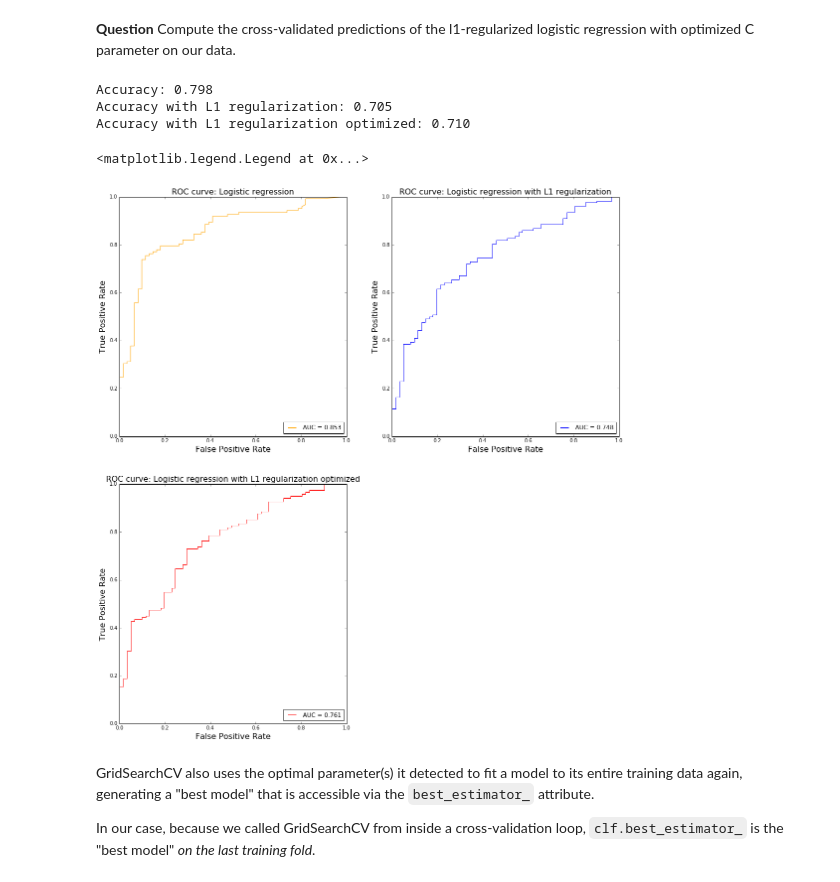
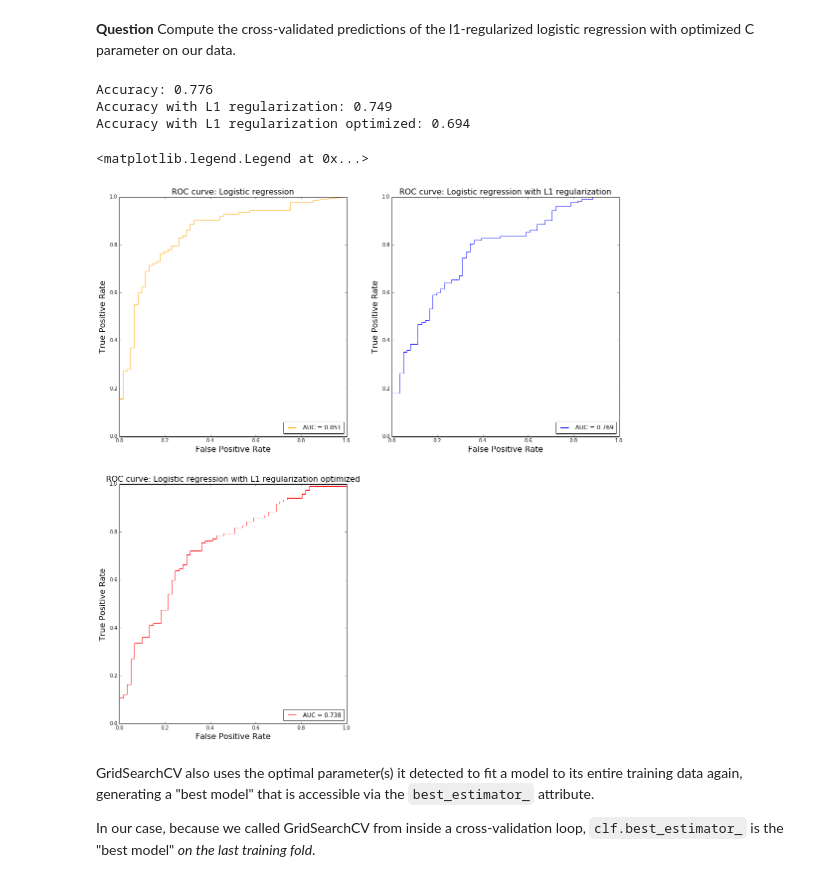
Before and after one commit to AdrienGlmz/ma2823_2016, a Jupyter notebook: lab_notebooks/Lab 4 2016-10-07 Regularized logistic regression.ipynb, the cells around one changed output. Drawn from its saved outputs; the diff is of its cells as text; code cells hidden in the pictures.

Commit message:
Completing Lab 4 : First part

```diff
--- a/lab_notebooks/Lab 4 2016-10-07 Regularized logistic regression.ipynb
+++ b/lab_notebooks/Lab 4 2016-10-07 Regularized logistic regression.ipynb
@@ -73,10 +74,8 @@ def cross_validate_with_scaling(design_matrix, labels, classifier, cv_folds):
         # Predict probabilities (of belonging to +1 class) on test data
         yte_pred = classifier.predict_proba(Xte) # two-dimensional array
         # Identify the index, in yte_pred, of the positive class (y=1)
-        # using classifier.classes_
         # index_of_class_1 = np.nonzero(classifier.classes_ == 1)[0][0]
-        # or alternatively:
-        index_of_class_1 = (1-classifier.classes_[0])/2  # 0 if the first sample is positive, 1 otherwise
+        index_of_class_1 = 1 - ytr[0] # 0 if the first sample is positive, 1 otherwise
         pred[te] = yte_pred[:, index_of_class_1]
     return pred
 # %% [markdown]
@@ -156,12 +154,12 @@ param_grid = {'C':[1e-3, 1e-2, 1e-1, 1., 1e2, 1e3]}
 # %% [markdown]
 **Question** What criterion is used to chose the optimal C? See the documentation at http://scikit-learn.org/0.17/modules/generated/sklearn.grid_search.GridSearchCV.html#sklearn.grid_search.GridSearchCV.  Try changing this criterion http://scikit-learn.org/stable/modules/model_evaluation.html#scoring-parameter
 # %%
-param_grid = {'C': np.power(10.0, np.arange(-10, 10))}
-clf_L1_optimized = grid_search.GridSearchCV(linear_model.LogisticRegression(penalty='l1'), param_grid)
+param_grid = {'C': np.power(10.0, np.arange(-15, 15))}
+clf_optimized = grid_search.GridSearchCV(linear_model.LogisticRegression(penalty='l1'), param_grid)
 # %% [markdown]
 **Question** Compute the cross-validated predictions of the l1-regularized logistic regression with optimized C parameter on our data.
 # %%
-ypred_logreg_L1_optimized = cross_validate_with_scaling(X,y,clf_L1_optimized,folds)
+ypred_logreg_L1_optimized = cross_validate_with_scaling(X,y,clf_optimized,folds)
 #Compute fpr, tpr
 fpr_logreg_L1_optimized, tpr_logreg_L1_optimized, thresholds_L1_optimized = metrics.roc_curve(y, ypred_logreg_L1_optimized, pos_label=1)
 
@@ -180,37 +178,37 @@ auc_logreg_L1_optimized = metrics.auc(fpr_logreg_L1_optimized, tpr_logreg_L1_opt
 fig = plt.figure(figsize=(18, 19))
 
 #Plot without regularization
 fig.add_subplot(221) # 2 x 2 grid, 1st subplot
 plt.plot(fpr_logreg, tpr_logreg, '-', color='orange', label='AUC = %0.3f' % auc_logreg)
 
 plt.xlabel('False Positive Rate', fontsize=16)
 plt.ylabel('True Positive Rate', fontsize=16)
 plt.title('ROC curve: Logistic regression', fontsize=16)
 plt.legend(loc="lower right")
 
 #Plot with regularization
 fig.add_subplot(222) # 2 x 2 grid, 1st subplot
 plt.plot(fpr_logreg_L1, tpr_logreg_L1, '-', color='blue', label='AUC = %0.3f' % auc_logreg_L1)
 
 plt.xlabel('False Positive Rate', fontsize=16)
 plt.ylabel('True Positive Rate', fontsize=16)
 plt.title('ROC curve: Logistic regression with L1 regularization', fontsize=16)
 plt.legend(loc="lower right")
 
 #Plot with regularization
 fig.add_subplot(223) # 2 x 2 grid, 1st subplot
 plt.plot(fpr_logreg_L1_optimized, tpr_logreg_L1_optimized, '-', color='red', label='AUC = %0.3f' % auc_logreg_L1_optimized)
 
 plt.xlabel('False Positive Rate', fontsize=16)
 plt.ylabel('True Positive Rate', fontsize=16)
 plt.title('ROC curve: Logistic regression with L1 regularization optimized', fontsize=16)
 plt.legend(loc="lower right")
 # %% [output]
-Accuracy: 0.798
-Accuracy with L1 regularization: 0.705
-Accuracy with L1 regularization optimized: 0.710
+Accuracy: 0.776
+Accuracy with L1 regularization: 0.749
+Accuracy with L1 regularization optimized: 0.694
 <matplotlib.legend.Legend at 0x...>
-[figure, old version]
+[figure, new version]
 # %% [markdown]
 GridSearchCV also uses the optimal parameter(s) it detected to fit a model to its entire training data again, generating a "best model" that is accessible via the `best_estimator_` attribute.
 
```
Also changed, not shown: parts of 14 cells of this notebook.
